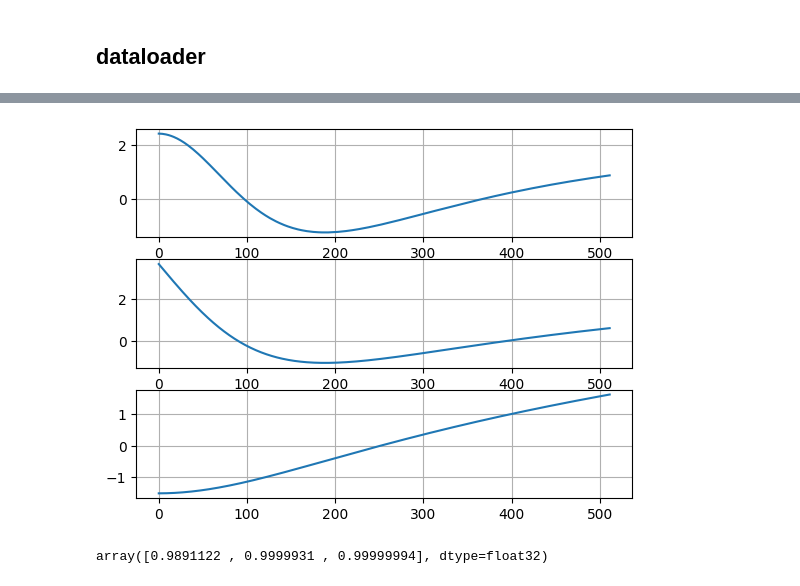
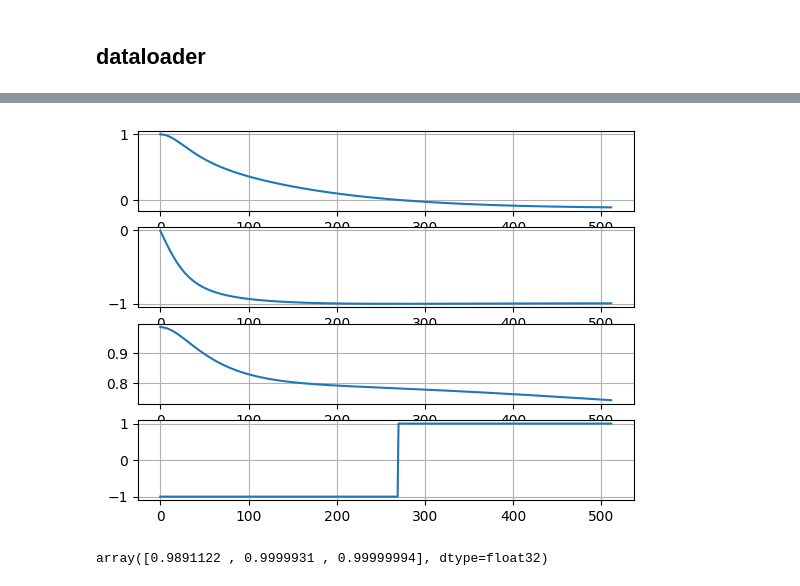
Before and after one commit to romangorbunov91/frequency-response-encoder, a Jupyter notebook: debug_notebook.ipynb, the cells around one changed output, grey strips where cells are left out. Saved outputs shown, nothing was run; the diff lists cells and outputs as text; code cells hidden in the pictures.

```diff
--- a/debug_notebook.ipynb
+++ b/debug_notebook.ipynb
@@ -143,25 +140,25 @@ torch.Size([1440, 3, 512])
 # %%
 import matplotlib.pyplot as plt
 import torch.nn as nn
 instance_norm = nn.InstanceNorm1d(
-    num_features=3,
-    affine=True, # Allows model to learn optimal scale/shift.
+    num_features=4,
+    affine=True,
     eps=1e-9
 )
 
-data_tensor = instance_norm((inputs[1330])).detach().numpy()
-#data_tensor = inputs[1330].detach().numpy()
+#data_tensor = instance_norm((inputs[1330])).detach().numpy()
+data_tensor = inputs[1330].detach().numpy()
 
 fig, axes = plt.subplots(len(data_tensor), 1)
 #plt.plot(data_tensor)
 
 for ax, data in zip(axes, data_tensor):
     ax.plot(data)
     ax.grid()
 
 plt.show()
 # %% [output]
-[figure, old version]
+[figure, new version]
 # %%
 np.std(data_tensor, axis=1)
 # %% [output]
```
Also changed, not shown: parts of 2 cells of this notebook, 1 other file.
